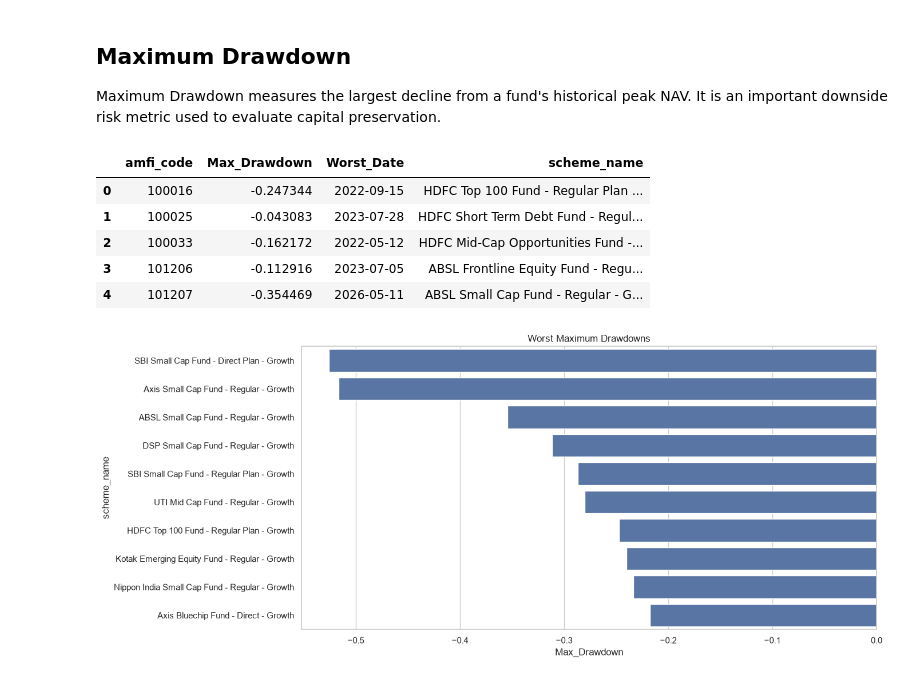
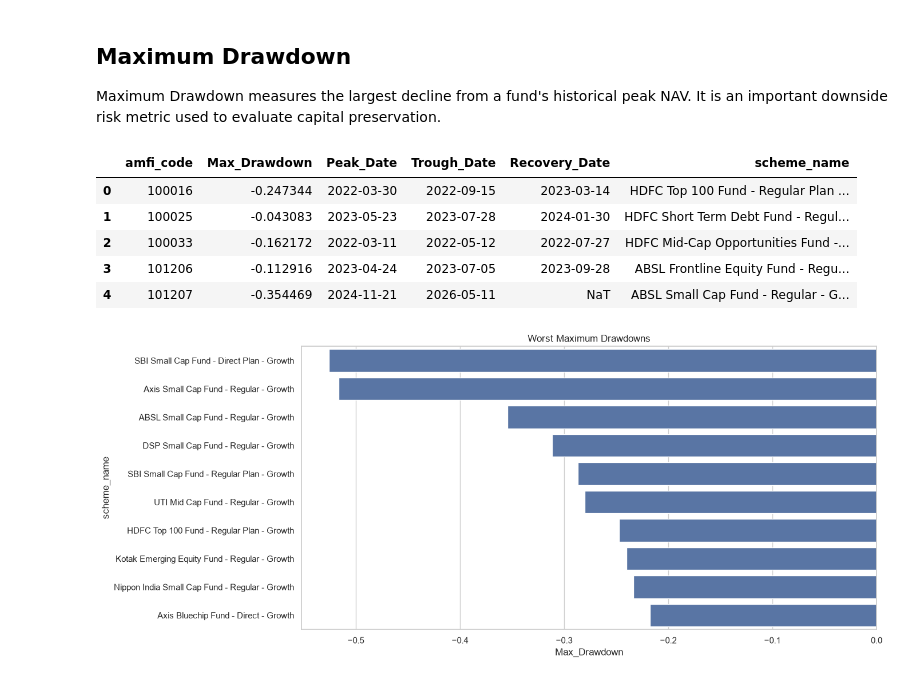
Before and after one commit to ricky01-404/BLUESTOCK_MF_CAPSTONE, a Jupyter notebook: notebooks/performance_analytics.ipynb, the cells around one changed output. Cells and saved outputs as stored; diff of their text form; code cells hidden in the pictures.

Commit message:
Day 4: Performance analytics and fund scorecard completed

```diff
--- a/notebooks/performance_analytics.ipynb
+++ b/notebooks/performance_analytics.ipynb
@@ -502,45 +503,80 @@ Maximum Drawdown measures the largest decline from a fund's historical peak NAV.
 # %%
 drawdown_results = []
 
 for code in nav["amfi_code"].unique():
 
-    df = nav[nav["amfi_code"] == code].copy()
+    df = nav[
+        nav["amfi_code"] == code
+    ].copy()
 
     df = df.sort_values("date")
 
+    # Running maximum NAV
     df["running_max"] = df["nav"].cummax()
 
+    # Drawdown
     df["drawdown"] = (
-        df["nav"] / df["running_max"]
+        df["nav"] /
+        df["running_max"]
     ) - 1
 
-    min_idx = df["drawdown"].idxmin()
+    # Worst drawdown
+    trough_idx = df["drawdown"].idxmin()
 
-    worst_drawdown = df.loc[min_idx]
+    trough_row = df.loc[trough_idx]
+
+    # Peak before trough
+    peak_df = df.loc[:trough_idx]
+
+    peak_idx = peak_df["nav"].idxmax()
+
+    peak_row = df.loc[peak_idx]
+
+    # Recovery (first NAV >= previous peak)
+    recovery = df.loc[
+        trough_idx:
+    ]
+
+    recovered = recovery[
+        recovery["nav"] >= peak_row["nav"]
+    ]
+
+    if len(recovered) > 0:
+        recovery_date = recovered.iloc[0]["date"]
+    else:
+        recovery_date = pd.NaT
 
     drawdown_results.append({
+
         "amfi_code": code,
-        "Max_Drawdown": worst_drawdown["drawdown"],
-        "Worst_Date": worst_drawdown["date"]
+
+        "Max_Drawdown": trough_row["drawdown"],
+
+        "Peak_Date": peak_row["date"],
+
+        "Trough_Date": trough_row["date"],
+
+        "Recovery_Date": recovery_date
+
     })
 
 drawdown = pd.DataFrame(drawdown_results)
 
 drawdown = drawdown.merge(
     performance[
         ["amfi_code","scheme_name"]
     ],
     on="amfi_code"
 )
 
 drawdown.head()
 # %% [output]
-|  | amfi_code | Max_Drawdown | Worst_Date | scheme_name |
-| 0 | 100016 | -0.247344 | 2022-09-15 | HDFC Top 100 Fund - Regular Plan ... |
-| 1 | 100025 | -0.043083 | 2023-07-28 | HDFC Short Term Debt Fund - Regul... |
-| 2 | 100033 | -0.162172 | 2022-05-12 | HDFC Mid-Cap Opportunities Fund -... |
-| 3 | 101206 | -0.112916 | 2023-07-05 | ABSL Frontline Equity Fund - Regu... |
-| 4 | 101207 | -0.354469 | 2026-05-11 | ABSL Small Cap Fund - Regular - G... |
+|  | amfi_code | Max_Drawdown | Peak_Date | Trough_Date | Recovery_Date | scheme_name |
+| 0 | 100016 | -0.247344 | 2022-03-30 | 2022-09-15 | 2023-03-14 | HDFC Top 100 Fund - Regular Plan ... |
+| 1 | 100025 | -0.043083 | 2023-05-23 | 2023-07-28 | 2024-01-30 | HDFC Short Term Debt Fund - Regul... |
+| 2 | 100033 | -0.162172 | 2022-03-11 | 2022-05-12 | 2022-07-27 | HDFC Mid-Cap Opportunities Fund -... |
+| 3 | 101206 | -0.112916 | 2023-04-24 | 2023-07-05 | 2023-09-28 | ABSL Frontline Equity Fund - Regu... |
+| 4 | 101207 | -0.354469 | 2024-11-21 | 2026-05-11 | NaT | ABSL Small Cap Fund - Regular - G... |
 # %%
 drawdown.to_csv(
     "../reports/max_drawdown.csv",
```
Also changed, not shown: parts of 12 cells of this notebook, 5 other files.
